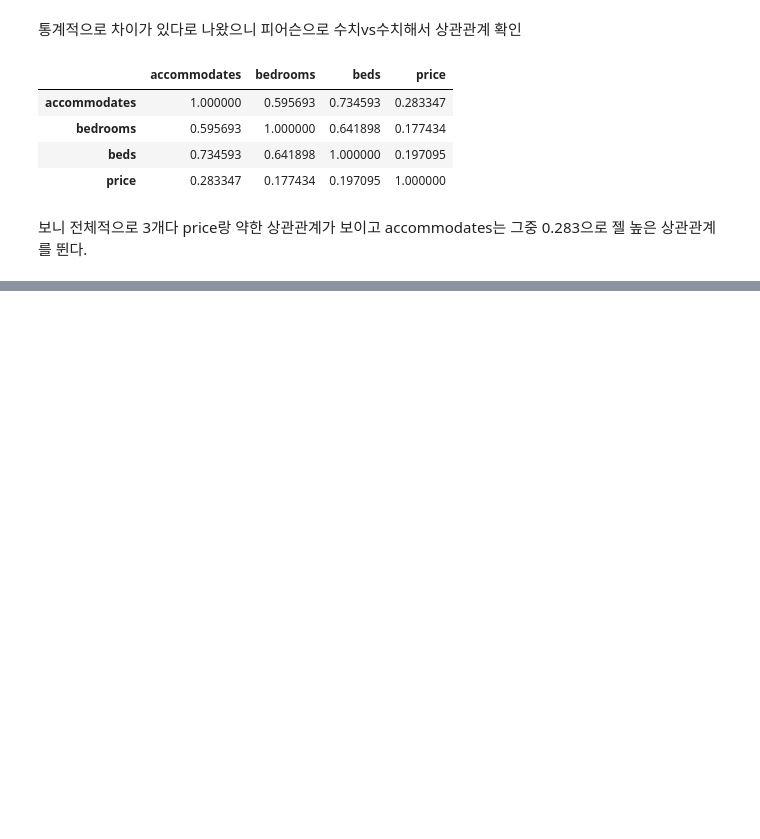
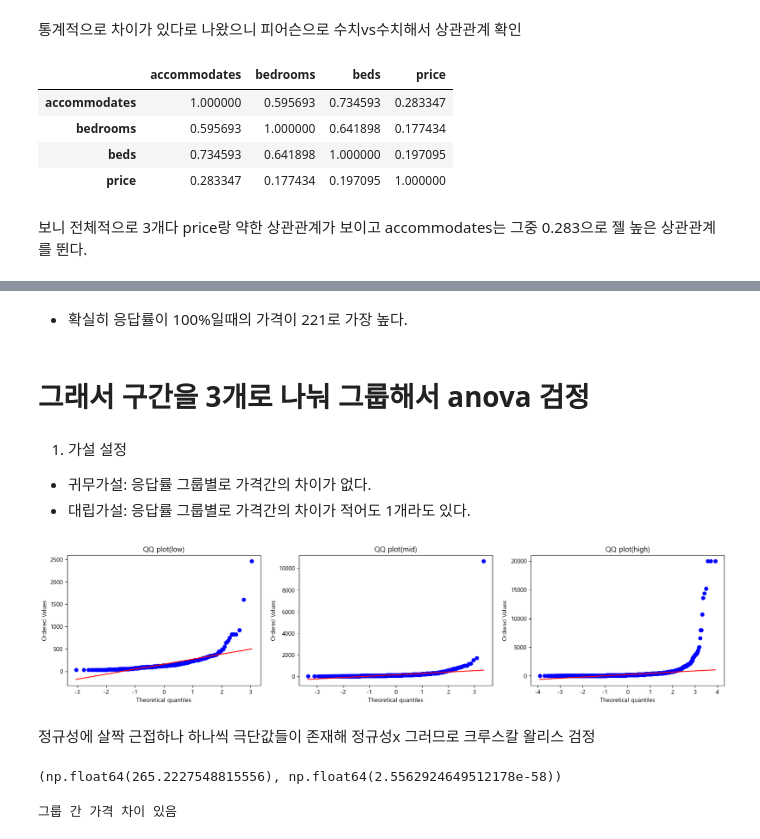
Before and after one commit to KyungminChang/data-analysis-project-BBB, a Jupyter notebook: 02_basic_statistics.ipynb, the cells around one changed output, grey strips where cells are left out. Cells and saved outputs as stored; diff of their text form; code cells hidden in the pictures; blank space fills up the shorter version.

```diff
--- a/02_basic_statistics.ipynb
+++ b/02_basic_statistics.ipynb
@@ -713,0 +758,6 @@ clean[['accommodates', 'bedrooms', 'beds', 'price']].corr(method='pearson')
+# %%
+# 통계 검정위해 -1로 처리한건 제외 후 검정
+clean_response = clean[clean['host_response_rate'] >= 0]
+# %%
+# 호스트 응답률별로 구간 0~50, 90, 100 cut로 나누기
+clean_response['response_group'] = pd.cut(clean_response['host_response_rate'], bins=[0,50,90,100], labels=['low', 'mid', 'high'])
@@ -713,0 +780,39 @@ clean[['accommodates', 'bedrooms', 'beds', 'price']].corr(method='pearson')
+# %% [markdown]
+- 확실히 응답률이 100%일때의 가격이 221로 가장 높다.
+# %% [markdown]
+# 그래서 구간을 3개로 나눠 그룹해서 anova 검정
+# %% [markdown]
+1. 가설 설정
+- 귀무가설: 응답률 그룹별로 가격간의 차이가 없다.
+- 대립가설: 응답률 그룹별로 가격간의 차이가 적어도 1개라도 있다.
+# %%
+low = clean_response[clean_response['response_group']=='low']['price']
+mid = clean_response[clean_response['response_group']=='mid']['price']
+high = clean_response[clean_response['response_group']=='high']['price']
+# %%
+# 일원 anova(정규성 검정 q-q plot)
+fig, ax = plt.subplots(1,3, figsize=(20,4))
+stats.probplot(low, plot=ax[0])
+ax[0].set_title("QQ plot(low)")
+stats.probplot(mid, plot=ax[1])
+ax[1].set_title("QQ plot(mid)")
+stats.probplot(high, plot=ax[2])
+ax[2].set_title("QQ plot(high)")
+plt.show()
+# %% [output]
+[figure, added]
+# %% [markdown]
+정규성에 살짝 근접하나 하나씩 극단값들이 존재해 정규성x 그러므로 크루스칼 왈리스 검정
+# %%
+# 유의수준 0.05
+stat, p = stats.kruskal(low, mid, high)
+stat, p
+# %% [output]
+(np.float64(265.2227548815556), np.float64(2.5562924649512178e-58))
+# %%
+if p < 0.05:
+    print("그룹 간 가격 차이 있음")
+else:
+    print("그룹 간 가격 차이 없음")
+# %% [output]
+그룹 간 가격 차이 있음
```
Also changed, not shown: parts of 14 cells of this notebook.
